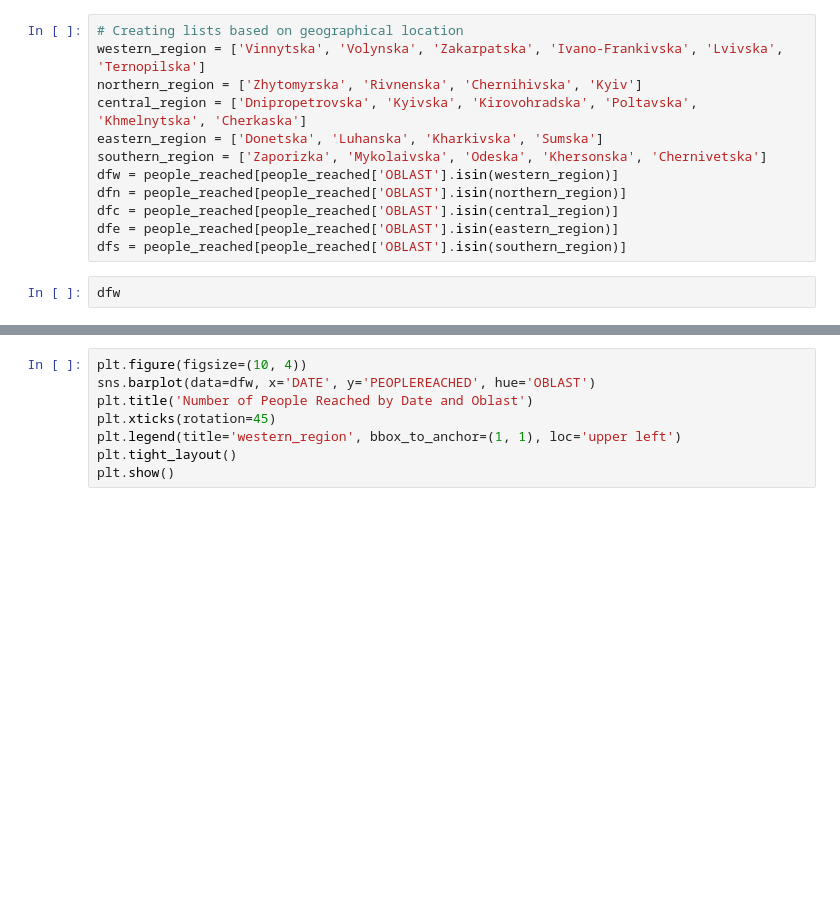
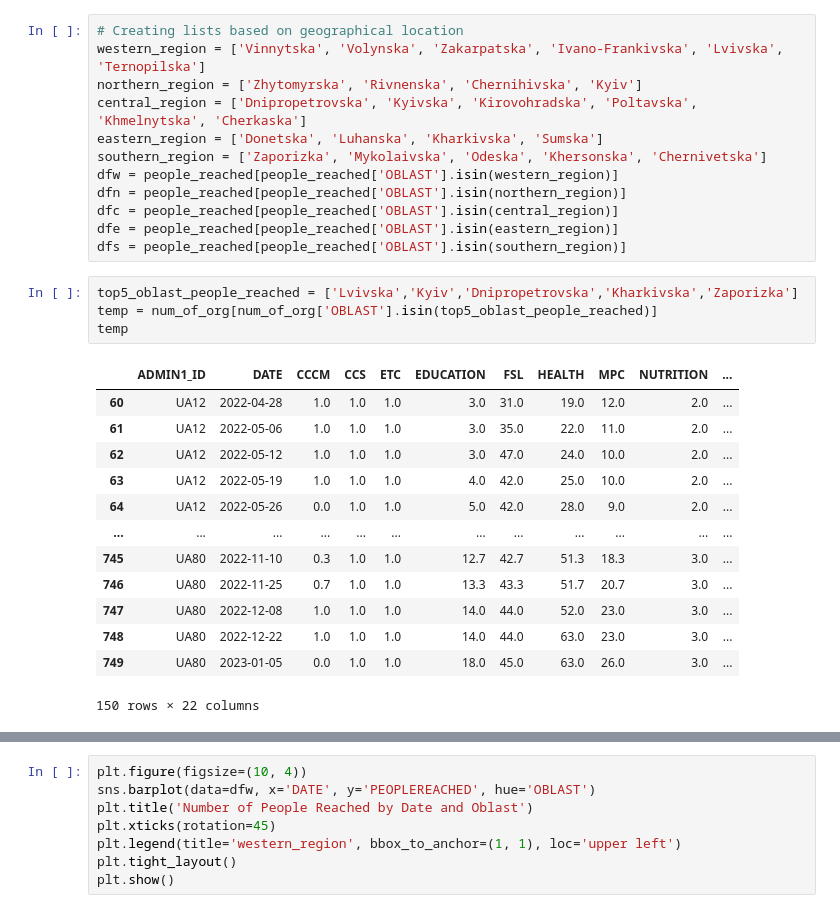
Before and after one commit to reo113/GuideHouse_Project, a Jupyter notebook: guidehouse.ipynb, the cells around one changed output, grey strips where cells are left out. Drawn from its saved outputs; the diff is of its cells as text; blank space fills up the shorter version.

```diff
--- a/guidehouse.ipynb
+++ b/guidehouse.ipynb
@@ -445,5 +378,21 @@ dfn = people_reached[people_reached['OBLAST'].isin(northern_region)]
 dfc = people_reached[people_reached['OBLAST'].isin(central_region)]
 dfe = people_reached[people_reached['OBLAST'].isin(eastern_region)]
 dfs = people_reached[people_reached['OBLAST'].isin(southern_region)]
-# %%
-dfw
+# %%
+top5_oblast_people_reached = ['Lvivska','Kyiv','Dnipropetrovska','Kharkivska','Zaporizka']
+temp = num_of_org[num_of_org['OBLAST'].isin(top5_oblast_people_reached)]
+temp
+# %% [output]
+|  | ADMIN1_ID | DATE | CCCM | CCS | ETC | EDUCATION | FSL | HEALTH | MPC | NUTRITION | ... |
+| 60 | UA12 | 2022-04-28 | 1.0 | 1.0 | 1.0 | 3.0 | 31.0 | 19.0 | 12.0 | 2.0 | ... |
+| 61 | UA12 | 2022-05-06 | 1.0 | 1.0 | 1.0 | 3.0 | 35.0 | 22.0 | 11.0 | 2.0 | ... |
+| 62 | UA12 | 2022-05-12 | 1.0 | 1.0 | 1.0 | 3.0 | 47.0 | 24.0 | 10.0 | 2.0 | ... |
+| 63 | UA12 | 2022-05-19 | 1.0 | 1.0 | 1.0 | 4.0 | 42.0 | 25.0 | 10.0 | 2.0 | ... |
+| 64 | UA12 | 2022-05-26 | 0.0 | 1.0 | 1.0 | 5.0 | 42.0 | 28.0 | 9.0 | 2.0 | ... |
+| ... | ... | ... | ... | ... | ... | ... | ... | ... | ... | ... | ... |
+| 745 | UA80 | 2022-11-10 | 0.3 | 1.0 | 1.0 | 12.7 | 42.7 | 51.3 | 18.3 | 3.0 | ... |
+| 746 | UA80 | 2022-11-25 | 0.7 | 1.0 | 1.0 | 13.3 | 43.3 | 51.7 | 20.7 | 3.0 | ... |
+| 747 | UA80 | 2022-12-08 | 1.0 | 1.0 | 1.0 | 14.0 | 44.0 | 52.0 | 23.0 | 3.0 | ... |
+| 748 | UA80 | 2022-12-22 | 1.0 | 1.0 | 1.0 | 14.0 | 44.0 | 63.0 | 23.0 | 3.0 | ... |
+| 749 | UA80 | 2023-01-05 | 0.0 | 1.0 | 1.0 | 18.0 | 45.0 | 63.0 | 26.0 | 3.0 | ... |
+150 rows × 22 columns
```
Also changed, not shown: parts of 17 cells of this notebook.
